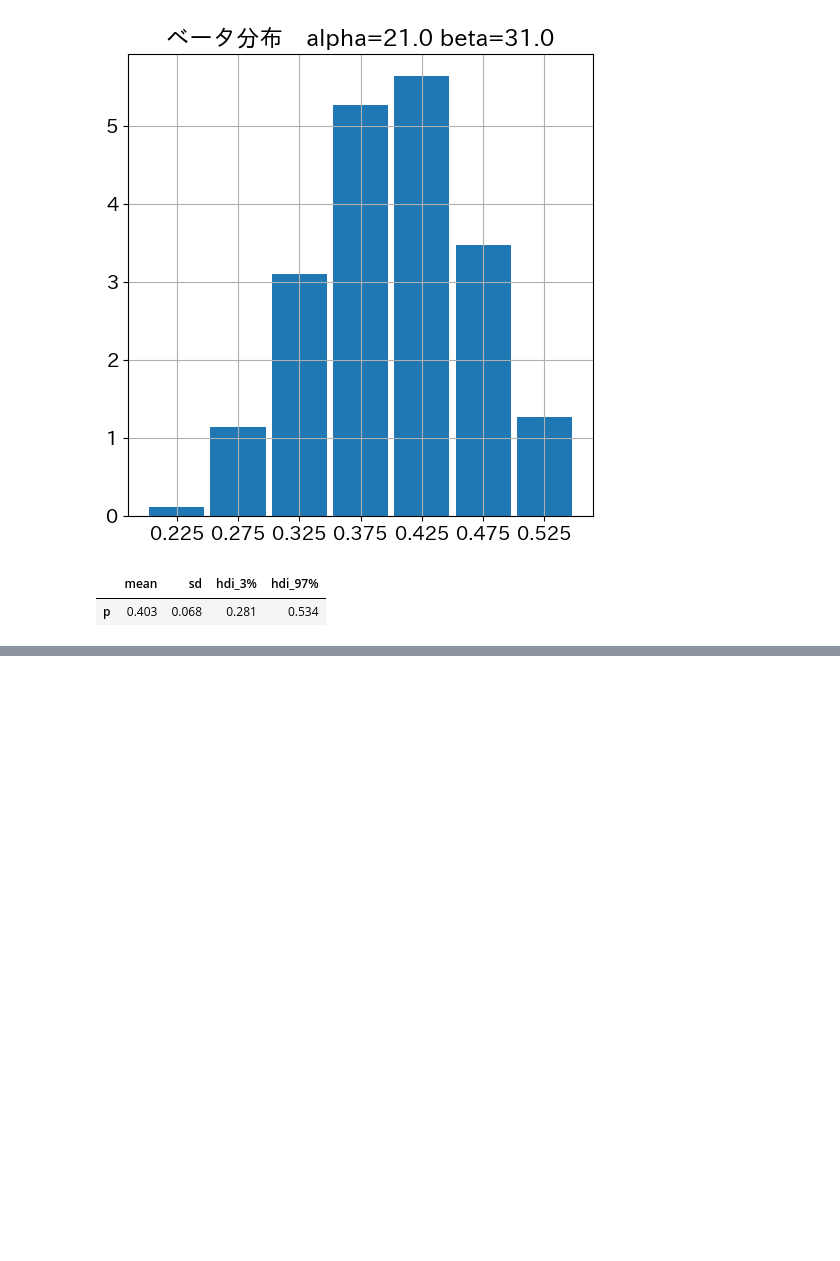
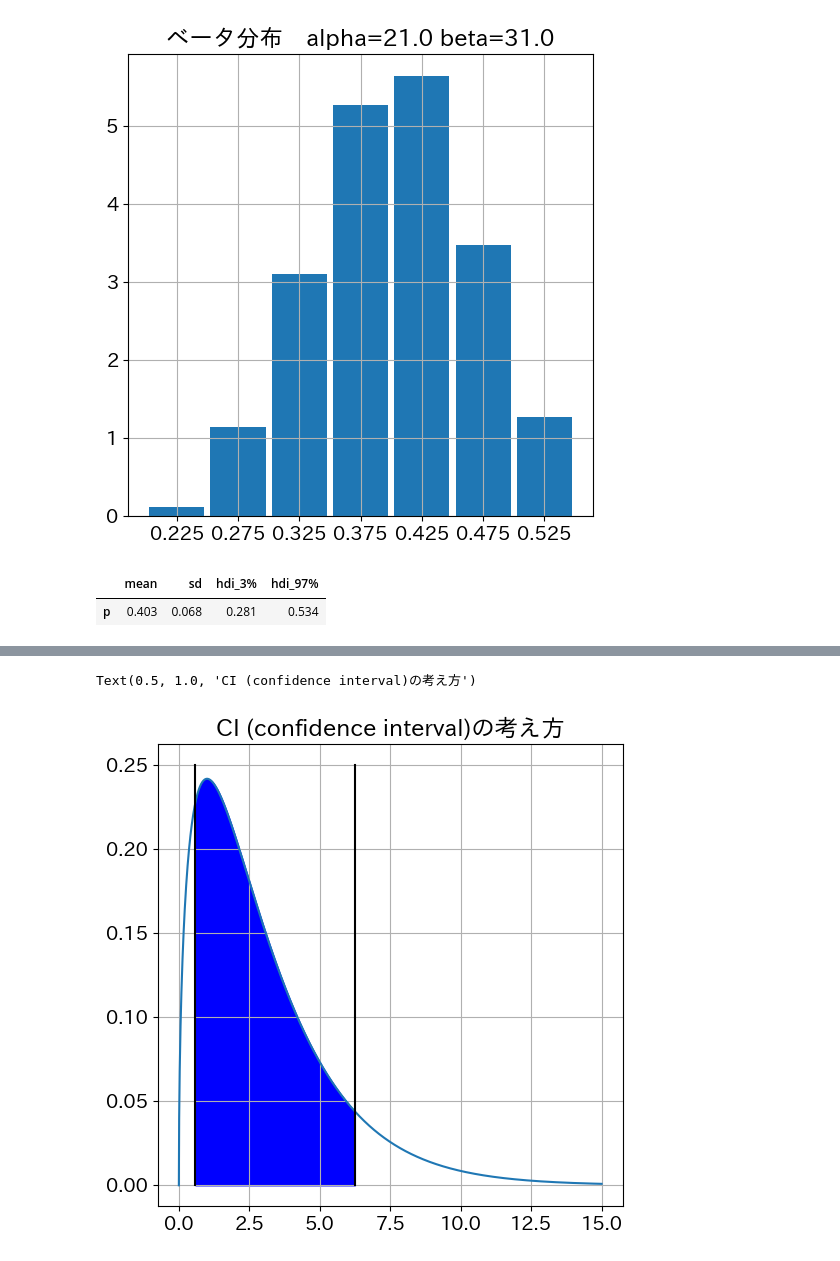
Before and after one commit to maton369/Bayesian_Inference_Practice, a Jupyter notebook: 2章_よく利用される確率分布.ipynb, the cells around one changed output, grey strips where cells are left out. Cells and saved outputs as stored; diff of their text form; code cells hidden in the pictures; blank space fills up the shorter version.

```diff
--- a/2章_よく利用される確率分布.ipynb
+++ b/2章_よく利用される確率分布.ipynb
@@ -2092,0 +2350,75 @@ display(summary9)
+# %%
+# カイ2乗分布 ν=3 の確率密度関数 qui_square(x) と、
+# 左右の閾値 x1, x2（おおよそ両側 10% ずつの外側確率になるように選んだ値）が
+# すでに定義されていることを前提とした可視化コード。
+
+# x 軸用に 0〜15 の範囲を 0.01 刻みで離散化
+# ここでの 15 という上限は「カイ2乗分布 ν=3 の質量のほとんどが含まれる」程度の
+# 十分大きな値として選ばれている（実際、x が大きくなると exp(-x/2) により密度は急速に 0 に近づく）。
+x = np.arange(0.0, 15, 0.01)
+
+# 論理配列 x_between は「x1 < x < x2 を満たすかどうか」を要素ごとに持つブール配列。
+# すなわち、
+#   True  : 信頼区間 (x1, x2) の “内側” にある x
+#   False : それ以外（両側の裾）の x
+# を表す。
+#
+# ここで x1, x2 は前のセルで
+#
+#   a1 = ∫_0^{x1} f(x;3) dx ≈ 0.1,
+#   a2 = ∫_{x2}^{∞} f(x;3) dx ≈ 0.1
+#
+# となるようヒューリスティックに選んだ値であり、
+# (x1, x2) は「中央 80% 程度の確率質量を含む区間」の近似として解釈できる。
+x_between = (x1 < x) & (x < x2)
+
+# y はカイ2乗分布 ν=3 の PDF を x 上で評価した値
+#   y = f(x; ν=3)
+# であり、前のセルで定義した
+#
+#   qui_square(x) = sqrt(x / (2π)) * exp(-x/2)
+#
+# を用いて計算している。
+y = qui_square(x)
+
+# まずカイ2乗分布の PDF 曲線を描画
+plt.plot(x, y)
+
+# fill_between を用いて、x1〜x2 の区間だけを塗りつぶす。
+# where=x_between により、
+#   x1 < x < x2
+# を満たす領域でのみ 0 から y(x) までの面積を塗ることで、
+# 「中央の信頼区間部分」の確率質量を視覚的に強調している。
+#
+# 統計的には、この色付き部分が
+#   P(x1 < X < x2)
+# を表し、前セルの数値積分の結果から「おおよそ 0.8（= 1 - 0.1 - 0.1）」になるように
+# x1, x2 が選ばれている、というストーリーになっている。
+plt.fill_between(x, 0, y, where=x_between, color="b")
+
+# x = x1 の位置に縦線を描画。
+# (0, 0.25) という y 範囲で線を引いているのは、グラフの「基準線」として見やすくするため。
+# この線は「左側 10% の確率を切り落とす境界（下側 10% 点）」を表す。
+plt.plot((x1, x1), (0, 0.25), c="k")
+
+# x = x2 の位置にも同様に縦線を描画。
+# この線は「右側 10% の確率を切り落とす境界（上側 10% 点）」を表す。
+plt.plot((x2, x2), (0, 0.25), c="k")
+
+# タイトル設定
+# “CI (confidence interval) の考え方” というタイトルから分かるように、
+# この図全体は「両側の裾 10% を捨てて、中央 80% を信頼区間とみなす」という
+# 両側信頼区間（two-sided confidence interval）の概念を、カイ2乗分布 ν=3 を例に
+# 直感的に説明するためのものである。
+#
+# 実務では、例えば分散に関する信頼区間などで
+#
+#   X ~ χ²(ν)
+#
+# の分布の両側 2.5% ずつ（合計 5%）を切り落とした 95% 信頼区間
+#   [χ²_{α/2, ν}, χ²_{1-α/2, ν}]
+# を使う、といった形で応用される。
+plt.title("CI (confidence interval)の考え方")
+# %% [output]
+Text(0.5, 1.0, 'CI (confidence interval)の考え方')
+[figure, added]
```
Also changed, not shown: parts of 5 cells of this notebook.
